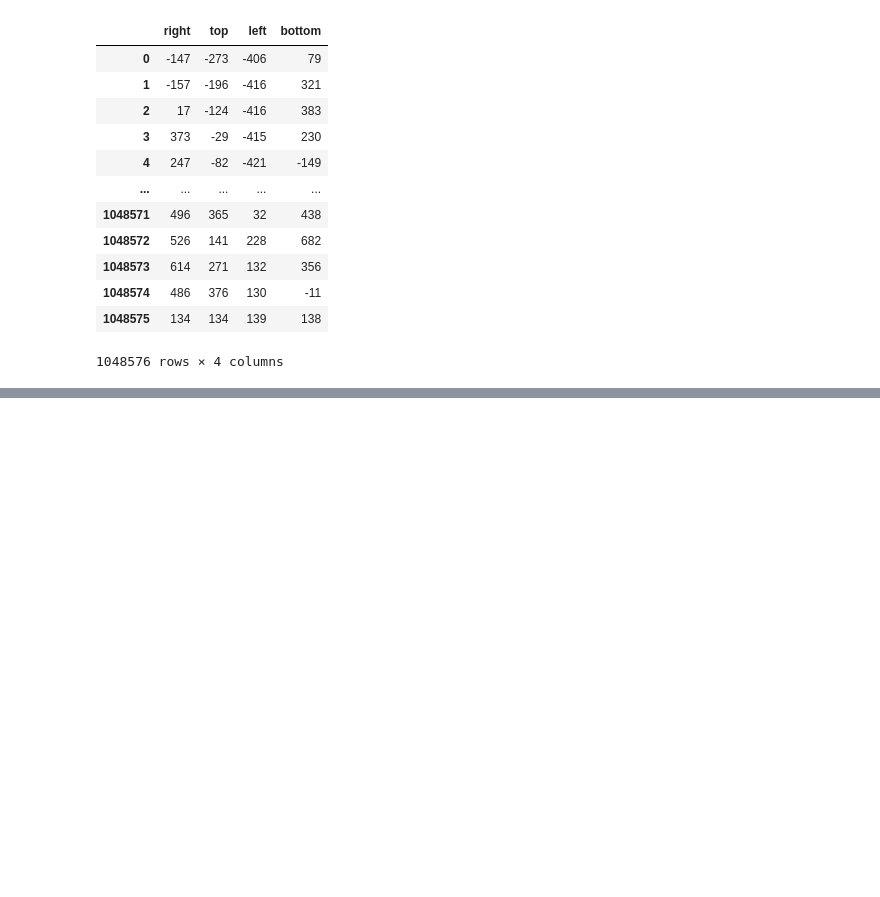
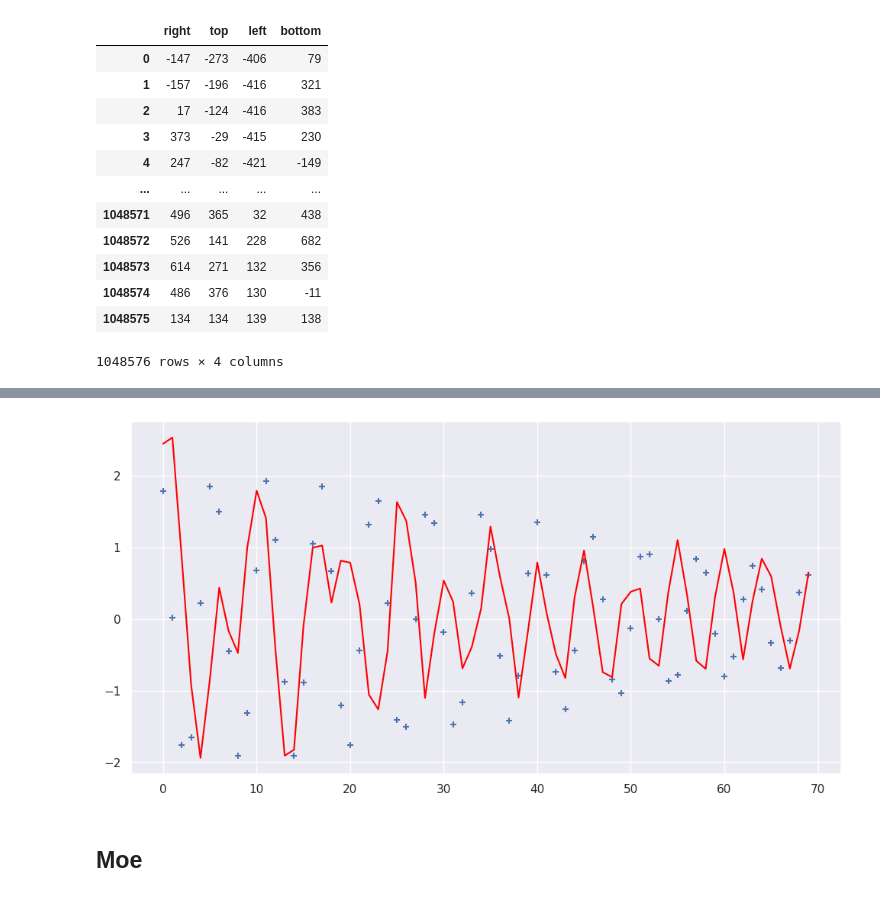
Before and after one commit to settlermine/jinr_practice, a Jupyter notebook: settlermine.ipynb, the cells around one changed output, grey strips where cells are left out. Saved outputs shown, nothing was run; the diff lists cells and outputs as text; code cells hidden in the pictures; blank space fills up the shorter version.

```diff
--- a/settlermine.ipynb
+++ b/settlermine.ipynb
@@ -314,0 +308,9 @@ ValueError: The truth value of an array with more than one element is ambiguous.
+# %%
+t = np.arange(70)
+plt.figure(figsize=(12, 6))
+plt.scatter(t, find_theoretical['Y'](t), marker="+")
+plt.plot(t, beam_center_coords['Y'][t]+1, color='red');
+# %% [output]
+[figure, added]
+# %% [markdown]
+## Мое
```
Also changed, not shown: parts of 25 cells of this notebook.
